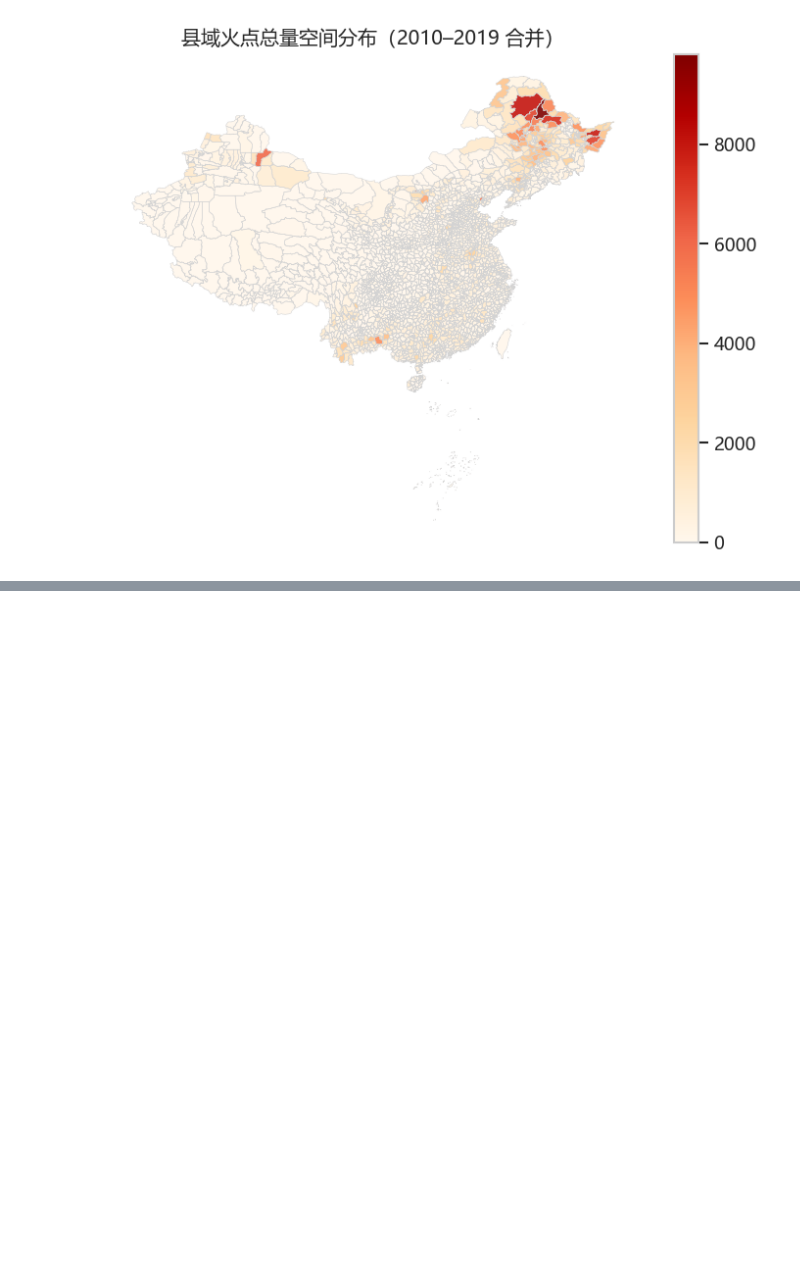
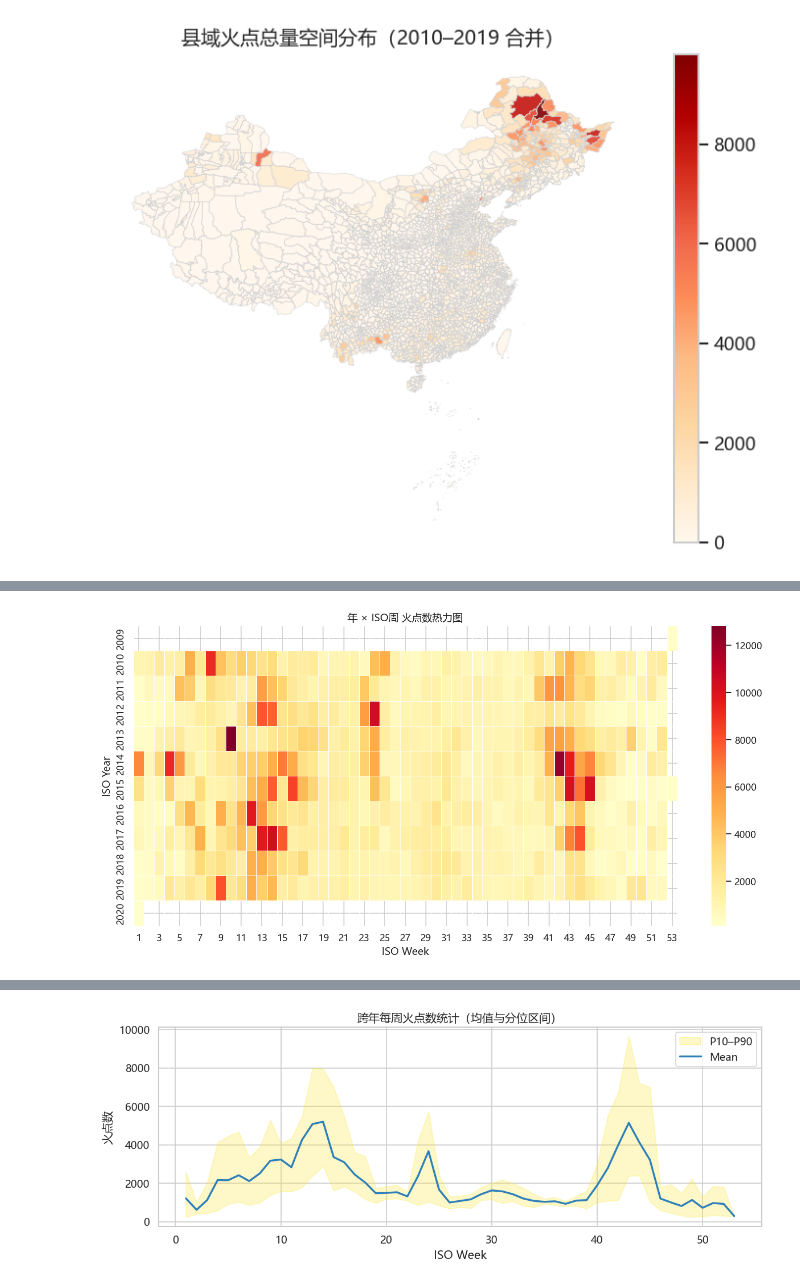
Before and after one commit to George-hardworking/course5020-project, a Jupyter notebook: script/main_self.ipynb, the cells around one changed output, grey strips where cells are left out. Saved outputs shown, nothing was run; the diff lists cells and outputs as text; code cells hidden in the pictures; blank space fills up the shorter version.

```diff
--- a/script/main_self.ipynb
+++ b/script/main_self.ipynb
@@ -598,0 +608,79 @@ else:
+# %%
+# 周尺度聚合与热点周识别（ISO Week）
+import numpy as np
+import pandas as pd
+import matplotlib.pyplot as plt
+import seaborn as sns
+
+if len(fire_gdf) > 0:
+    # 计算 ISO 年/周（注意：返回的是 Int64 类型，需要转 int）
+    iso = fire_gdf['datetime'].dt.isocalendar()
+    fire_gdf['iso_year'] = iso['year'].astype(int)
+    fire_gdf['iso_week'] = iso['week'].astype(int)
+
+    weekly = fire_gdf.groupby(['iso_year','iso_week']).size().rename('count').reset_index()
+
+    # 年×周热力图
+    years = np.sort(weekly['iso_year'].unique())
+    weeks = np.arange(1, 54)  # 1..53 周
+    pivot = weekly.pivot(index='iso_year', columns='iso_week', values='count')
+    pivot = pivot.reindex(index=years, columns=weeks, fill_value=0)
+
+    plt.figure(figsize=(12, 6))
+    sns.heatmap(pivot, cmap='YlOrRd', linewidths=0.3, linecolor='white')
+    plt.title('年 × ISO周 火点数热力图')
+    plt.xlabel('ISO Week')
+    plt.ylabel('ISO Year')
+    plt.tight_layout()
+    heat_out = RESULTS_DIR / 'year_week_fire_counts_heatmap.png'
+    plt.savefig(heat_out, dpi=150)
+    plt.show()
+    print('保存:', heat_out)
+
+    # 导出年×周表
+    yw_out = RESULTS_DIR / 'year_week_fire_counts.csv'
+    pivot.to_csv(yw_out)
+    print('保存:', yw_out)
+
+    # 跨年每周统计（均值/中位数/分位）
+    stats = pd.DataFrame({
+        'week': weeks,
+        'mean': pivot.mean(axis=0).values,
+        'median': pivot.median(axis=0).values,
+        'p10': pivot.quantile(0.10, axis=0).values,
+        'p90': pivot.quantile(0.90, axis=0).values
+    })
+    stats_out = RESULTS_DIR / 'week_of_year_stats.csv'
+    stats.to_csv(stats_out, index=False)
+    print('保存:', stats_out)
+
+    # 识别热点周（两种方式：Top-N 与阈值）
+    top_n = 10
+    top_weeks = stats.sort_values('mean', ascending=False).head(top_n).copy()
+    # 阈值：均值 >= 均值均值 + 1 标准差
+    mu, sigma = stats['mean'].mean(), stats['mean'].std(ddof=0)
+    thr = mu + sigma
+    high_weeks = stats[stats['mean'] >= thr].copy()
+    hot = top_weeks.merge(high_weeks, on='week', how='outer', suffixes=('_top',''))
+    hot = hot.sort_values('mean', ascending=False).reset_index(drop=True)
+    hot_out = RESULTS_DIR / 'hot_weeks_summary.csv'
+    hot.to_csv(hot_out, index=False)
+    print('保存:', hot_out)
+
+    # 可视化：每周均值曲线 + p10-p90 区间
+    plt.figure(figsize=(10,4))
+    plt.fill_between(stats['week'], stats['p10'], stats['p90'], color='#FDE725', alpha=0.25, label='P10–P90')
+    plt.plot(stats['week'], stats['mean'], color='#2C7FB8', linewidth=2, label='Mean')
+    plt.title('跨年每周火点数统计（均值与分位区间）')
+    plt.xlabel('ISO Week')
+    plt.ylabel('火点数')
+    plt.legend()
+    plt.tight_layout()
+    wcurve_out = RESULTS_DIR / 'week_of_year_curve.png'
+    plt.savefig(wcurve_out, dpi=150)
+    plt.show()
+    print('保存:', wcurve_out)
+else:
+    print('无数据，跳过周尺度分析。')
+# %% [output]
+[figure, added]
@@ -598,0 +691 @@ else:
+[figure, added]
```
Also changed, not shown: parts of 7 cells of this notebook.
